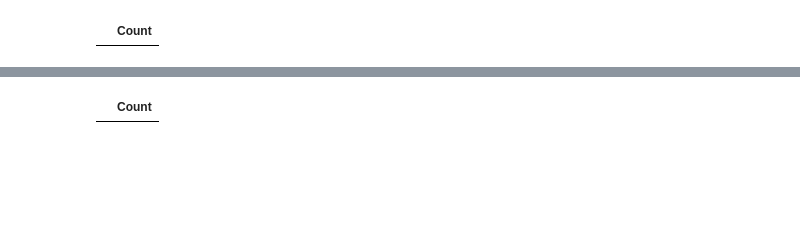
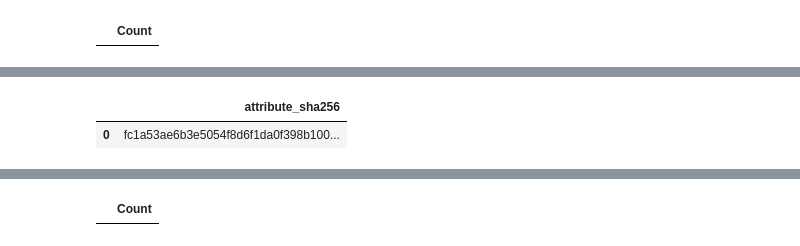
Before and after one commit to Query-farm/vgi-arcgis, a Jupyter notebook: notebooks/01_county_land_and_water.ipynb, the cells around one changed output, grey strips where cells are left out. Saved outputs shown, nothing was run; the diff lists cells and outputs as text; code cells hidden in the pictures; blank space fills up the shorter version.

```diff
--- a/notebooks/01_county_land_and_water.ipynb
+++ b/notebooks/01_county_land_and_water.ipynb
@@ -121,14 +103,7 @@ display(availability)
 a = availability.iloc[0]
 assert a.reported_count == a.downloaded_count == a.distinct_count and a.downloaded_count > 0
 assert a.missing_area == a.invalid_area == a.wrong_state == 0
-snapshot = con.execute("SELECT * FROM county_snapshot ORDER BY geoid").fetchdf()
-fingerprint = hashlib.sha256(snapshot.to_csv(index=False, lineterminator="\n").encode()).hexdigest()
-prose(f"**Availability passed:** {int(a.downloaded_count)} unique counties, matching the server count; "
-      "no missing or invalid area values. Missing values would stop this example, rather than become zeros. "
-      f"Retrieval: **{started_utc:%Y-%m-%d %H:%M:%S UTC}–{finished_utc:%H:%M:%S UTC}**. "
-      f"Live layer description: **{layer_metadata.get('description', 'not supplied')}**. "
-      f"Sorted attribute snapshot SHA-256: `{fingerprint}`. "
-      "All remaining queries use the materialized in-memory snapshot.")
+prose(f"**Availability passed: {int(a.downloaded_count)} unique counties**, matching the separate server count; no missing or invalid area values. Retrieval: **{started_utc:%Y-%m-%d %H:%M:%S UTC}–{finished_utc:%Y-%m-%d %H:%M:%S UTC}**. Live layer description: {layer_metadata.get('description', 'not supplied')}. Metadata, count and features are separate live requests, not one atomic snapshot; the next section retrieves summaries separately.")
 # %% [output]
 |  | reported_count | downloaded_count | distinct_count | missing_area | invalid_area | wrong_state |
 | 0 | 14 | 14 | 14 | 0 | 0 | 0 |
@@ -135,0 +116,5 @@ prose(f"**Availability passed:** {int(a.downloaded_count)} unique counties, matc
+# %%
+display(fingerprint)
+# %% [output]
+|  | attribute_sha256 |
+| 0 | fc1a53ae6b3e5054f8d6f1da0f398b100... |
```
Also changed, not shown: parts of 25 cells of this notebook, 11 other files.
